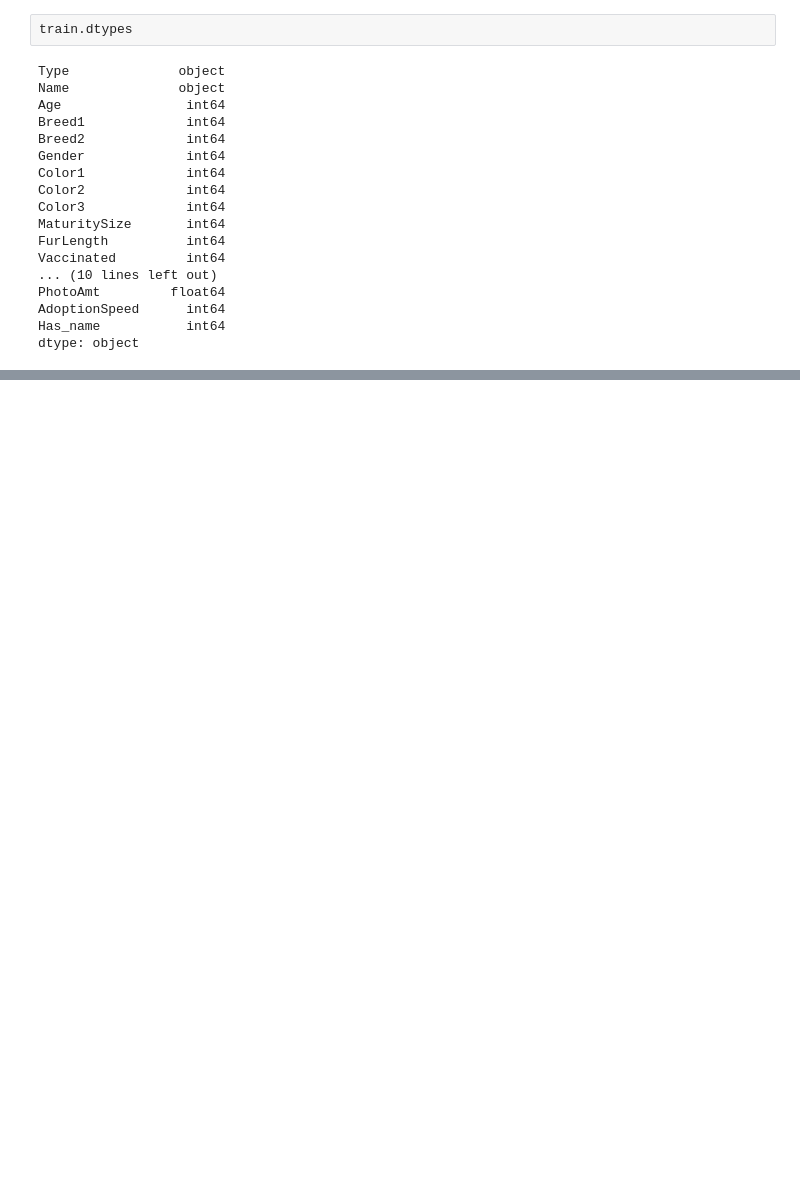
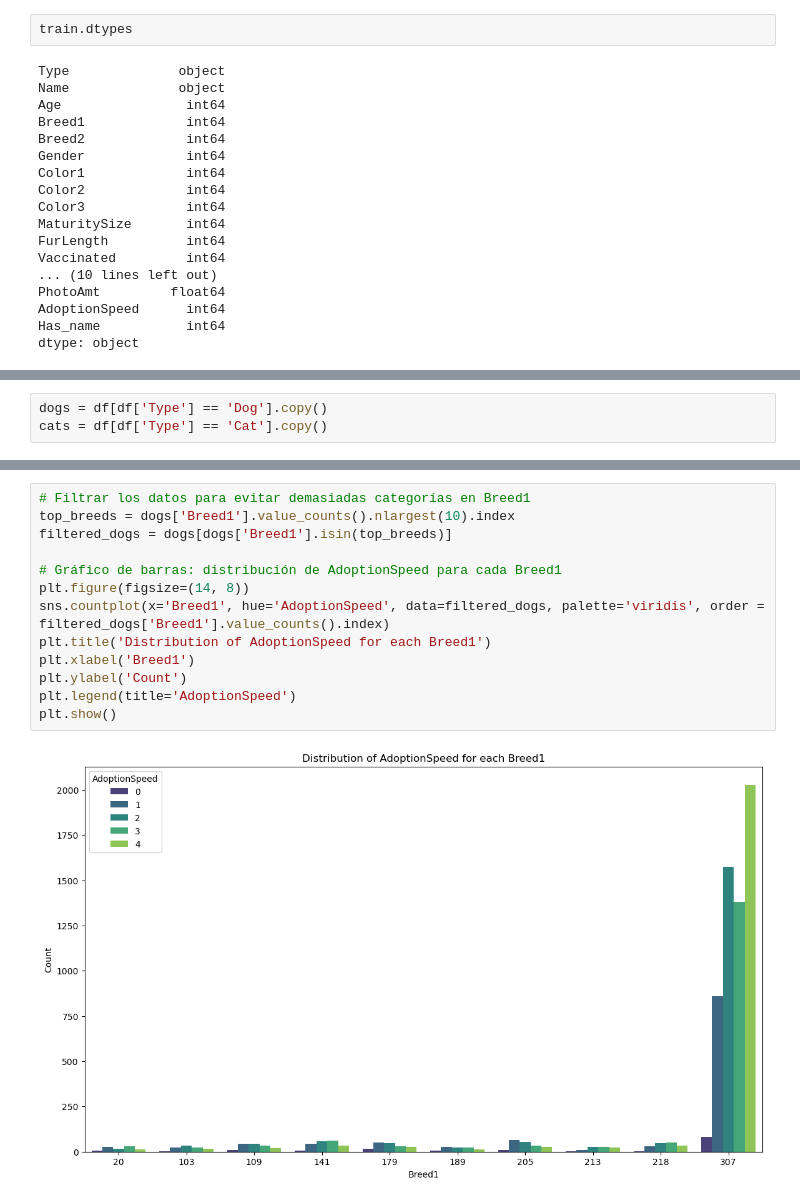
Before and after one commit to plcablinski/lab2-mcd-austral, a Jupyter notebook: 03_Petfinder_EDA.ipynb, the cells around one changed output, grey strips where cells are left out. Saved outputs shown, nothing was run; the diff lists cells and outputs as text; blank space fills up the shorter version.

```diff
--- a/03_Petfinder_EDA.ipynb
+++ b/03_Petfinder_EDA.ipynb
@@ -260,0 +304,3 @@ dtype: object
+# %%
+dogs = df[df['Type'] == 'Dog'].copy()
+cats = df[df['Type'] == 'Cat'].copy()
@@ -260,0 +337,15 @@ dtype: object
+# %%
+# Filtrar los datos para evitar demasiadas categorías en Breed1
+top_breeds = dogs['Breed1'].value_counts().nlargest(10).index
+filtered_dogs = dogs[dogs['Breed1'].isin(top_breeds)]
+
+# Gráfico de barras: distribución de AdoptionSpeed para cada Breed1
+plt.figure(figsize=(14, 8))
+sns.countplot(x='Breed1', hue='AdoptionSpeed', data=filtered_dogs, palette='viridis', order = filtered_dogs['Breed1'].value_counts().index)
+plt.title('Distribution of AdoptionSpeed for each Breed1')
+plt.xlabel('Breed1')
+plt.ylabel('Count')
+plt.legend(title='AdoptionSpeed')
+plt.show()
+# %% [output]
+[figure, added]
```
Also changed, not shown: parts of 31 cells of this notebook.
